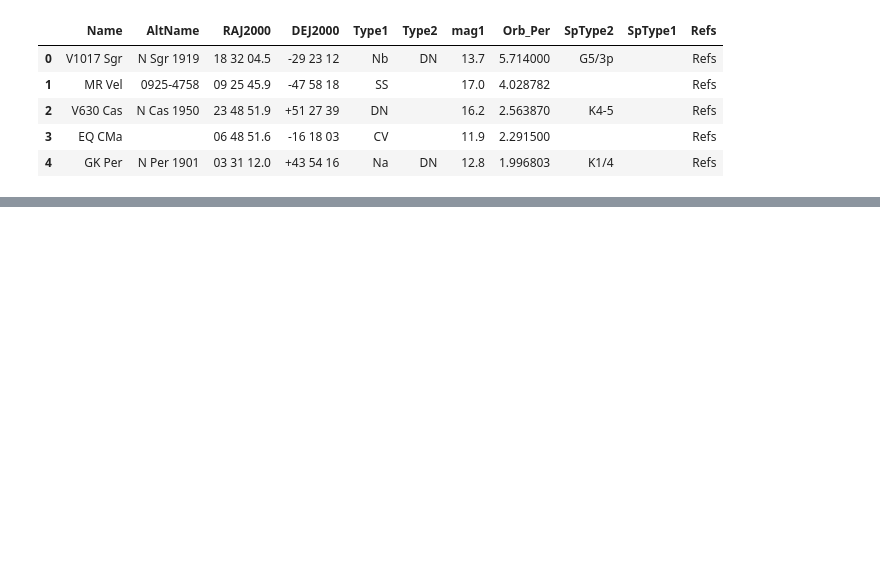
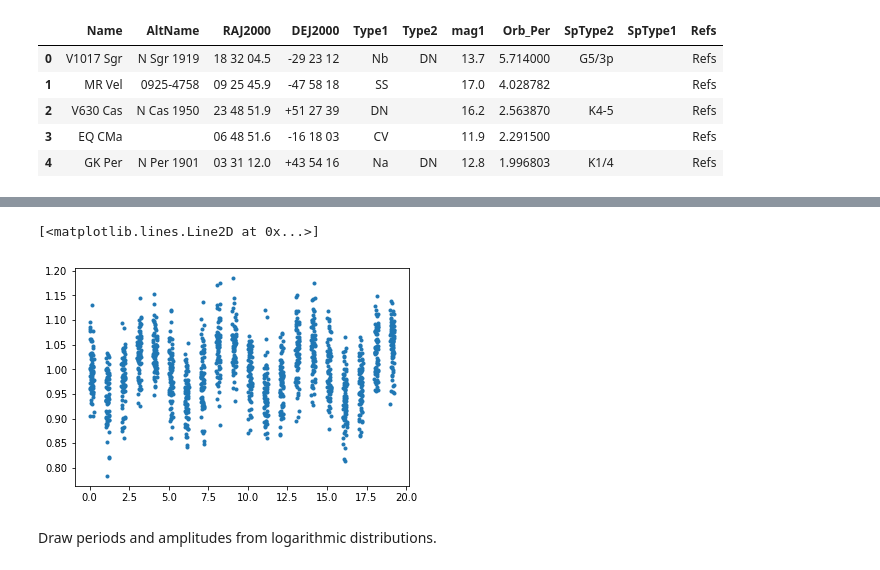
Before and after one commit to RuthAngus/extragalactic-exoplanets, a Jupyter notebook: CV-period-distribution.ipynb, the cells around one changed output, grey strips where cells are left out. Saved outputs shown, nothing was run; the diff lists cells and outputs as text; code cells hidden in the pictures; blank space fills up the shorter version.

```diff
--- a/CV-period-distribution.ipynb
+++ b/CV-period-distribution.ipynb
@@ -19,0 +43,32 @@ plt.hist(df.Orb_Per.values, 50);
+# %%
+def make_light_curve(period_days, amplitude, phase, cadence_minutes=5, precision=5, baseline=20, nights=True):
+    """
+    period_days is the period in days
+    amplitude is the amplitude in percent
+    phase is the phase in radians.
+    """
+
+    cadence = cadence_minutes/(24*60)  # 30 minute cadence in days
+    t = np.arange(0, baseline, cadence)  # times at which to calculate light curve [days]
+
+    if nights:
+        times = []
+        for i in range(baseline):
+            n = 24*i < t*24
+            n &= t*24 < 24*i + 6
+            times += list(t[n])
+        t = np.array(times)
+
+    f = 1./period_days
+    y = 1 + amplitude*1e-2*np.sin(2*np.pi*f*t + phase)
+
+    f = y + np.random.randn(len(t))*precision*1e-2
+    return t, f
+# %%
+x, y = make_light_curve(5, 5, np.pi, nights=True)
+plt.plot(x, y, ".")
+# %% [output]
+[<matplotlib.lines.Line2D at 0x...>]
+[figure, added]
+# %% [markdown]
+Draw periods and amplitudes from logarithmic distributions.
```
Also changed, not shown: parts of 9 cells of this notebook.
